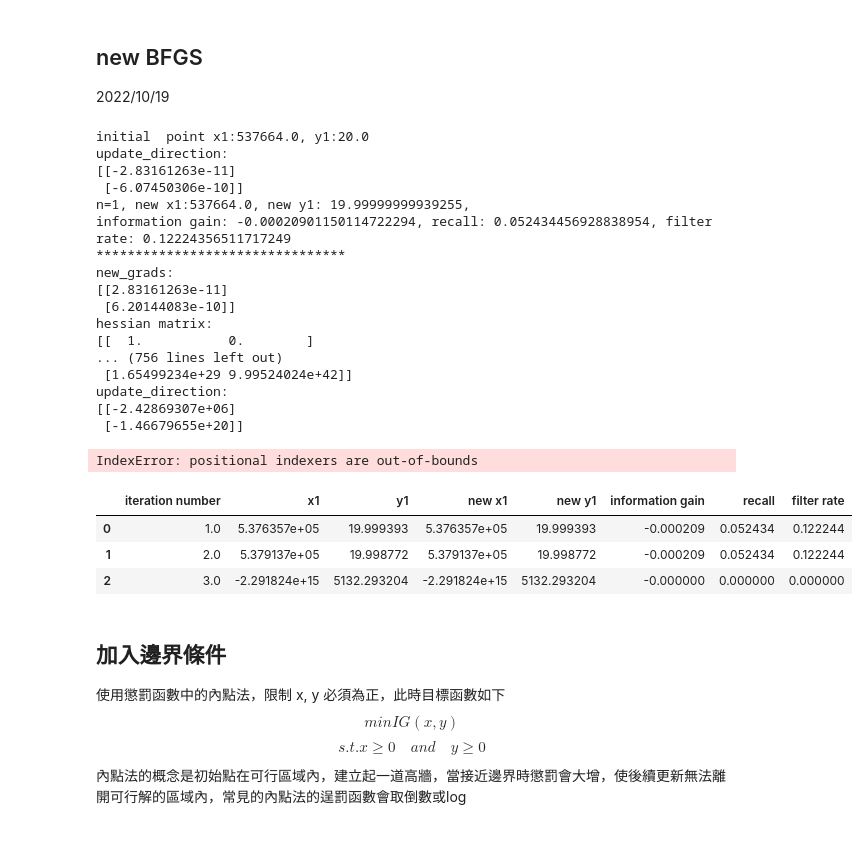
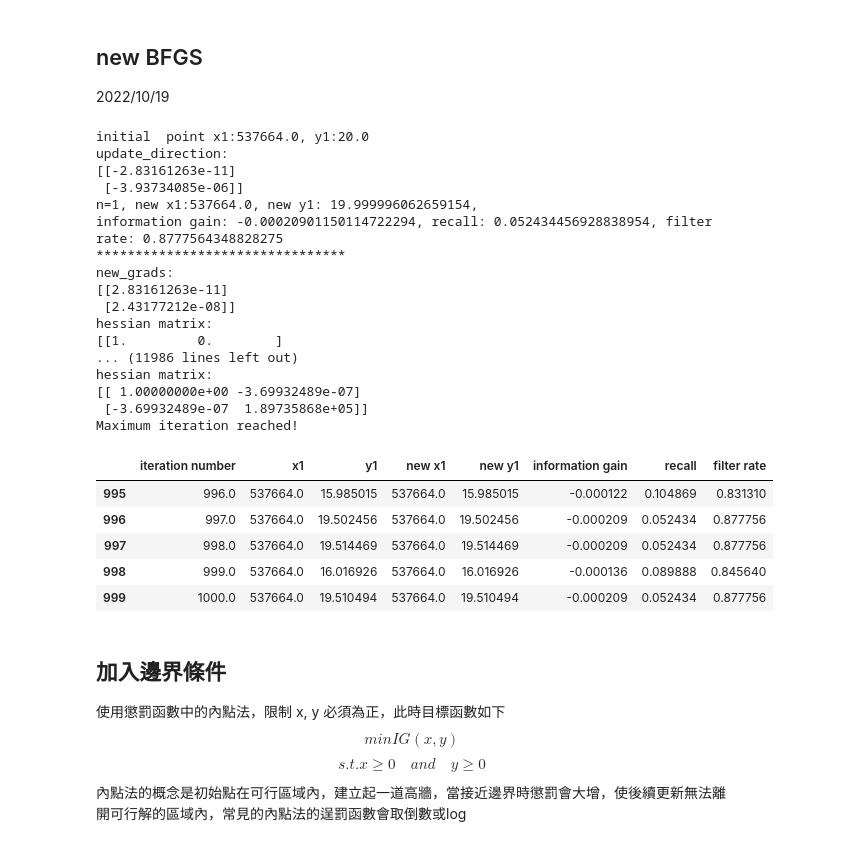
Before and after one commit to eason758/MetaEdge, a Jupyter notebook: 20221013牛頓法.ipynb, the cells around one changed output. Cells and saved outputs as stored; diff of their text form; code cells hidden in the pictures.

```diff
--- a/20221013牛頓法.ipynb
+++ b/20221013牛頓法.ipynb
@@ -67,22 +83,6 @@ def conditionalEntropy(new_sam_0, new_sam_1):
     total = len(new_sam_1) + len(new_sam_0)
     return Entropy(new_sam_0, SAR_type) * (len(new_sam_0) / total) \
             + Entropy(new_sam_1, SAR_type) * (len(new_sam_1) / total)
-# %%
-def informationGain(x_thre, y_thre, x_name, y_name, data):
-
-    idx1 = set(data[data[x_name] >= x_thre].index)
-    idx2 = set(data[data[y_name] >= y_thre].index)
-
-    #idx3 = set(data[data[y_name] >= float(y_thre)].index)
-
-    idx = list(idx1 & idx2)
-    new_sam_1 = data.iloc[idx]
-    new_sam_0 = data.drop(index= new_sam_1.index)
-
-    if len(set(new_sam_1.index) & set(new_sam_0.index)) != 0:
-        raise ValueError('new sam 0 and new sam 1 are overlapped!')
-
-    return -(father_entropy - conditionalEntropy(new_sam_0, new_sam_1))
 # %%
 def recallFilterRate(x_thre, y_thre, x_name, y_name, data):
     idx1 = set(data[data[x_name] > x_thre].index)
@@ -213,6 +199,22 @@ results.tail(10)
 # %% [markdown]
 ## new BFGS
 2022/10/19
+# %%
+def informationGain(point, x_name, y_name, data):
+
+    idx1 = set(data[data[x_name] >= float(point[0])].index)
+    idx2 = set(data[data[y_name] >= float(point[1])].index)
+
+    #idx3 = set(data[data[y_name] >= float(y_thre)].index)
+
+    idx = list(idx1 & idx2)
+    new_sam_1 = data.iloc[idx]
+    new_sam_0 = data.drop(index= new_sam_1.index)
+    #print(len(new_sam_1), len(new_sam_0))
+    if len(set(new_sam_1.index) & set(new_sam_0.index)) != 0:
+        raise ValueError('new sam 0 and new sam 1 are overlapped')
+
+    return -(father_entropy - conditionalEntropy(new_sam_0, new_sam_1))
 # %%
 def gradientIG(point, x_name, y_name, data):
     x1 = float(point[0])
@@ -223,10 +225,10 @@ def gradientIG(point, x_name, y_name, data):
     else:
         x2 = np.sort(np.unique(data.loc[data[x_name] < x1, x_name]), kind= 'stable')[-auxiliary_point_select_behind_x]
 
-    if len(np.sort(np.unique(data.loc[data[y_name] > y1, x_name]), kind= 'stable')) > auxiliary_point_select_behind_x:
-        y2 = np.sort(np.unique(data.loc[data[y_name] > y1, x_name]), kind= 'stable')[auxiliary_point_select_behind_x]
+    if len(np.sort(np.unique(data.loc[data[y_name] > y1, y_name]), kind= 'stable')) > auxiliary_point_select_behind_y:
+        y2 = np.sort(np.unique(data.loc[data[y_name] > y1, y_name]), kind= 'stable')[auxiliary_point_select_behind_y]
     else:
-        y2 = np.sort(np.unique(data.loc[data[y_name] < y1, x_name]), kind= 'stable')[-auxiliary_point_select_behind_x]
+        y2 = np.sort(np.unique(data.loc[data[y_name] < y1, y_name]), kind= 'stable')[-auxiliary_point_select_behind_y]
 
     delta_x = x2 - x1
     delta_y = y2 - y1
@@ -310,7 +312,7 @@ def RecallFilterRate(point, x_name, y_name, data):
     FN = new_sam_0[new_sam_0[SAR_type] != 0].shape[0]
 
     recall = TP / (TP + FN)
-    filter_rate = (TP + FP) / (TP + TN + FP + FN)
+    filter_rate = (TN + FN) / (TP + TN + FP + FN)
 
     return recall, filter_rate
 # %%
@@ -387,28 +389,29 @@ if __name__ == '__main__':
 initial  point x1:537664.0, y1:20.0
 update_direction:
 [[-2.83161263e-11]
- [-6.07450306e-10]]
-n=1, new x1:537664.0, new y1: 19.99999999939255,
-information gain: -0.00020901150114722294, recall: 0.052434456928838954, filter rate: 0.12224356511717249
+ [-3.93734085e-06]]
+n=1, new x1:537664.0, new y1: 19.999996062659154,
+information gain: -0.00020901150114722294, recall: 0.052434456928838954, filter rate: 0.8777564348828275
 ********************************
 new_grads:
 [[2.83161263e-11]
- [6.20144083e-10]]
+ [2.43177212e-08]]
 hessian matrix:
-[[  1.           0.        ]
-... (756 lines left out)
- [1.65499234e+29 9.99524024e+42]]
-update_direction:
-[[-2.42869307e+06]
- [-1.46679655e+20]]
+[[1.         0.        ]
+... (11986 lines left out)
+hessian matrix:
+[[ 1.00000000e+00 -3.69932489e-07]
+ [-3.69932489e-07  1.89735868e+05]]
+Maximum iteration reached!
-IndexError: positional indexers are out-of-bounds
 # %%
-results
+results.tail()
 # %% [output]
 |  | iteration number | x1 | y1 | new x1 | new y1 | information gain | recall | filter rate |
-| 0 | 1.0 | 5.376357e+05 | 19.999393 | 5.376357e+05 | 19.999393 | -0.000209 | 0.052434 | 0.122244 |
-| 1 | 2.0 | 5.379137e+05 | 19.998772 | 5.379137e+05 | 19.998772 | -0.000209 | 0.052434 | 0.122244 |
-| 2 | 3.0 | -2.291824e+15 | 5132.293204 | -2.291824e+15 | 5132.293204 | -0.000000 | 0.000000 | 0.000000 |
+| 995 | 996.0 | 537664.0 | 15.985015 | 537664.0 | 15.985015 | -0.000122 | 0.104869 | 0.831310 |
+| 996 | 997.0 | 537664.0 | 19.502456 | 537664.0 | 19.502456 | -0.000209 | 0.052434 | 0.877756 |
+| 997 | 998.0 | 537664.0 | 19.514469 | 537664.0 | 19.514469 | -0.000209 | 0.052434 | 0.877756 |
+| 998 | 999.0 | 537664.0 | 16.016926 | 537664.0 | 16.016926 | -0.000136 | 0.089888 | 0.845640 |
+| 999 | 1000.0 | 537664.0 | 19.510494 | 537664.0 | 19.510494 | -0.000209 | 0.052434 | 0.877756 |
 # %% [markdown]
 ## 加入邊界條件
 使用懲罰函數中的內點法，限制 x, y 必須為正，此時目標函數如下
```
Also changed, not shown: parts of 21 cells of this notebook, 1 other file.
